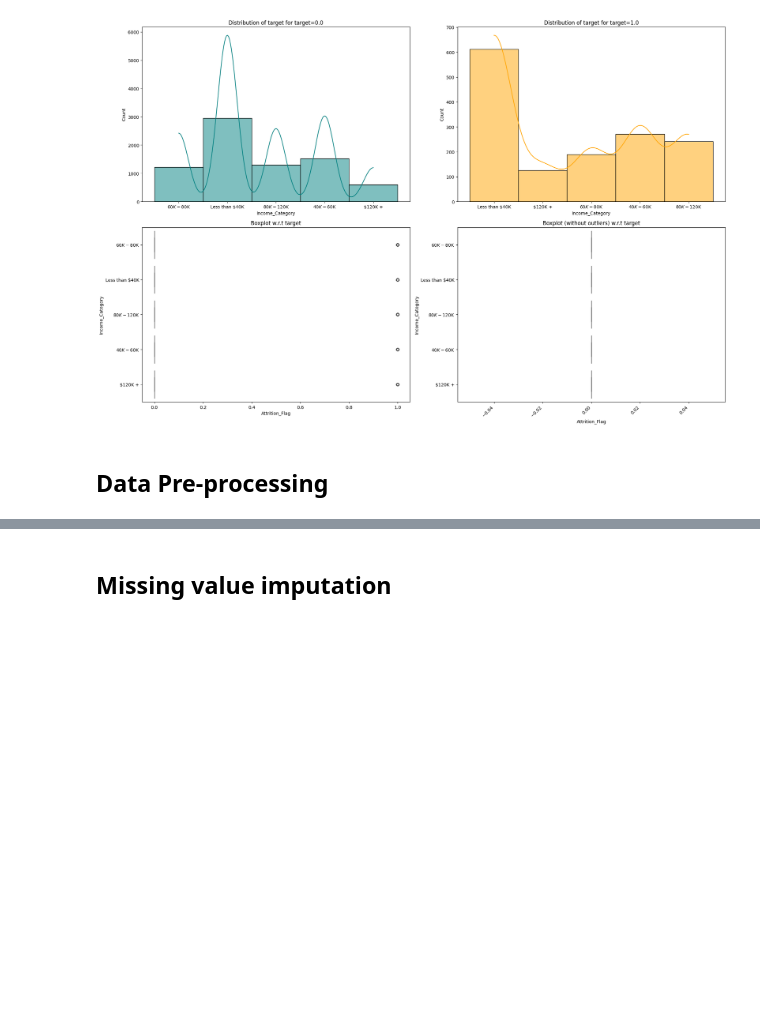
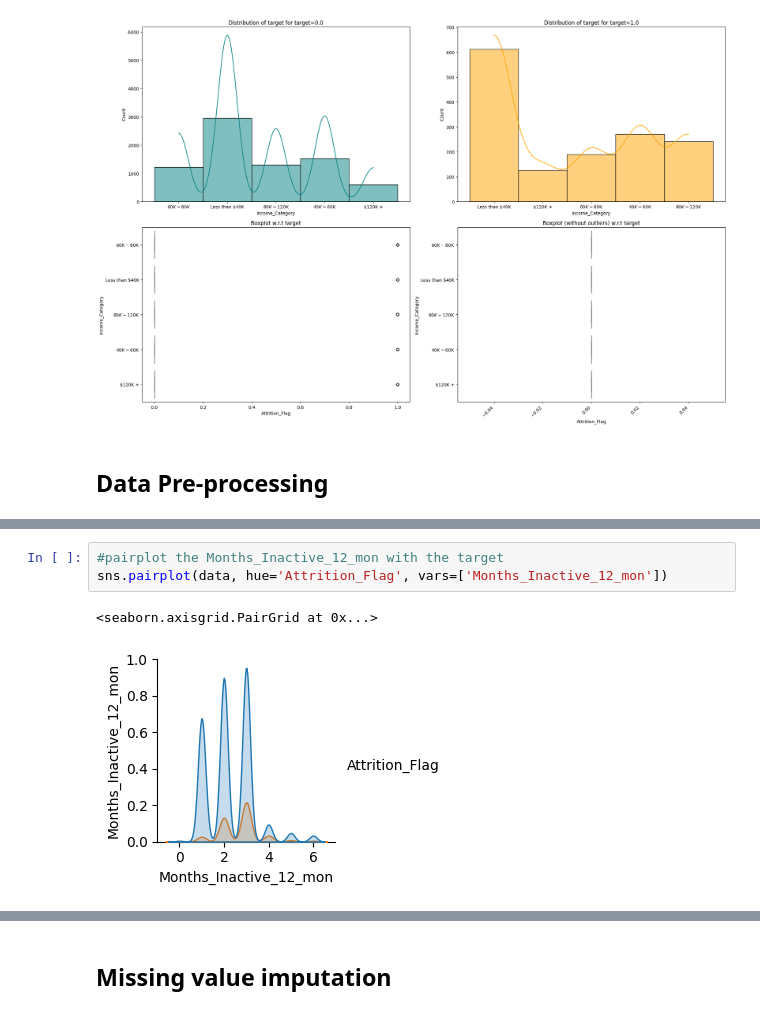
Before and after one commit to lhughey/AIML_Course, a Jupyter notebook: Project 3 - Credit Card Users Churn Prediction/AML_Project_LearnerNotebook_FullCode.ipynb, the cells around one changed output, grey strips where cells are left out. Saved outputs shown, nothing was run; the diff lists cells and outputs as text; blank space fills up the shorter version.

```diff
--- a/Project 3 - Credit Card Users Churn Prediction/AML_Project_LearnerNotebook_FullCode.ipynb
+++ b/Project 3 - Credit Card Users Churn Prediction/AML_Project_LearnerNotebook_FullCode.ipynb
@@ -513,0 +595,6 @@ Passing `palette` without assigning `hue` is deprecated and will be removed in v
+# %%
+#pairplot the Months_Inactive_12_mon with the target
+sns.pairplot(data, hue='Attrition_Flag', vars=['Months_Inactive_12_mon'])
+# %% [output]
+<seaborn.axisgrid.PairGrid at 0x...>
+[figure, added]
```
Also changed, not shown: parts of 12 cells of this notebook.
